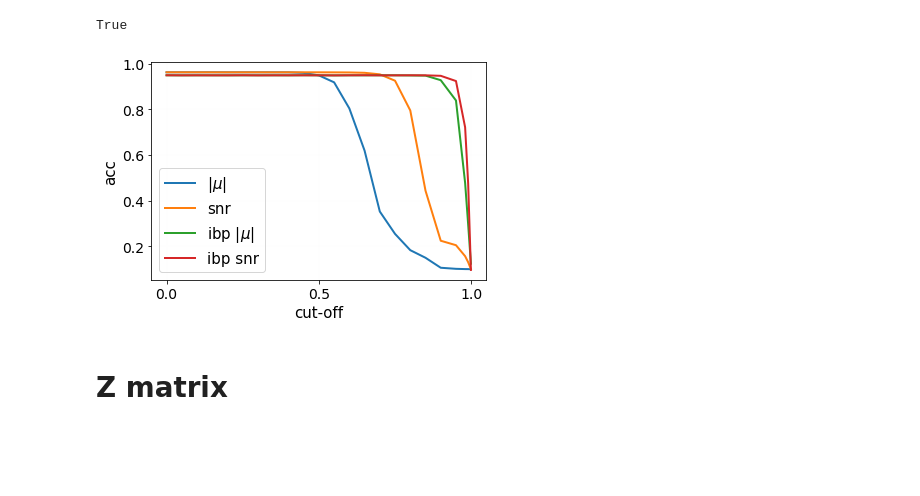
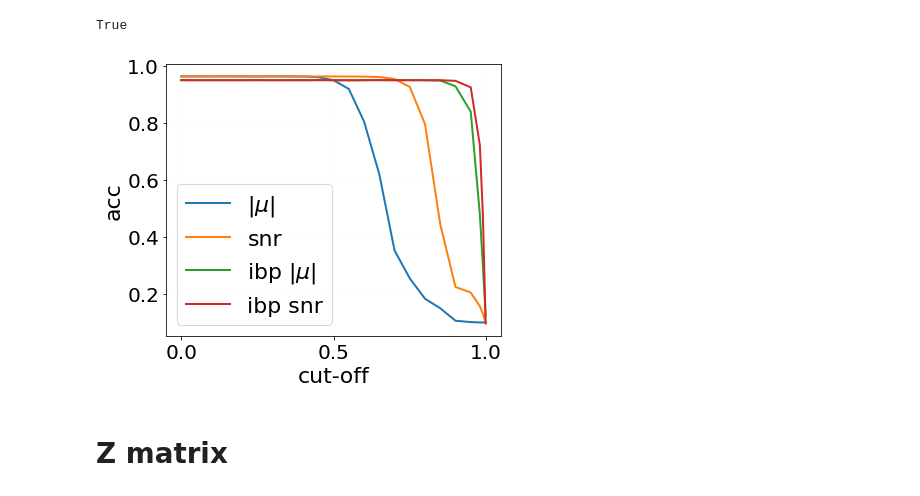
Before and after one commit to skezle/IBP_BNN, a Jupyter notebook: ddm/weight_pruning.ipynb, the cells around one changed output. Cells and saved outputs as stored; diff of their text form; code cells hidden in the pictures; blank space fills up the shorter version.

```diff
--- a/ddm/weight_pruning.ipynb
+++ b/ddm/weight_pruning.ipynb
@@ -516,56 +516,39 @@ yb == d['yb_ibp'][len(xs):] # yep non-ibp has been appended to the list with ibp
 # %% [output]
 True
 # %%
-fig_size = (6, 4)
+fig_size = (6, 5)
 set_y_axis = False
 
 lw = 2
 
 grid_color = '0.1'
 grid_lw = 0.2
 
 title_size = 16
-label_size = 16
-tick_size = 14
-legend_size = 15
+label_size = 22
+tick_size = 20
+legend_size = 22
 
 fig, ax = plt.subplots(1, 1, figsize=fig_size)
 
-#ax.plot(badam_xs[0], test_error(badam_ya_mean), linewidth=lw, color='b')
 plt.grid(True, which="both", color=grid_color, linewidth=0.1, alpha=0.1)
-#ax.set_xlim(0.0, 0.5)
 plt.yticks(fontsize=tick_size)
 x_ticks = np.arange(0.0, 1.5, step=0.5)
 plt.xticks(x_ticks, fontsize=tick_size)
 plt.ticklabel_format(axis='y', style='sci')
 ax = fig.gca()
 ax.ticklabel_format(axis='y', style='sci', scilimits=(-1, 1))
-# #ax.set_yticklabels([])
-# plt.yscale('log')
-# #plt.legend(["BADAM $|\mu|$", 'BADAM snr',
-# #            'BBB $|\mu|$', 'BBB snr'], fontsize=legend_size, loc='upper left')
-# plt.legend(["BADAM $|\mu|$", 'BADAM snr',
-#             'BADAM (improper prior) snr',
-#             #'BADAM (no init bias) $|\mu|$', 'BADAM (no init bias) snr',
-#             'Vanilla Adam',
-#             'BBB snr \n [Blundell et al. 2015]'], fontsize=legend_size, loc='upper left')
-# plt.tight_layout()
-# plt.xlabel("Pruning proportion")
-# plt.ylabel("$\%$ Test Error")
-# plt.xlim(0.0, 0.98)
-# plt.savefig("plots/weight_pruning_duel_opt.pdf", bbox_inches='tight')
-# plt.show()
 ax.plot(xs, ya, linewidth=lw, label='$|\mu|$')
 ax.plot(xs, yb, linewidth=lw, label='snr')
 ax.plot(xs, ya_ibp, linewidth=lw, label='ibp $|\mu|$')
 ax.plot(xs, yb_ibp, linewidth=lw, label='ibp snr')
 plt.legend(fontsize=legend_size, loc='lower left')
 plt.xlabel('cut-off', fontsize=legend_size)
 plt.ylabel('acc', fontsize=legend_size)
 plt.savefig('plots/weight_pruning.pdf', bbox_inches='tight')
 plt.show()
 # %% [output]
-[figure, old version]
+[figure, new version]
 # %% [markdown]
 # Z matrix
 # %%
```
Also changed, not shown: parts of 4 cells of this notebook.
